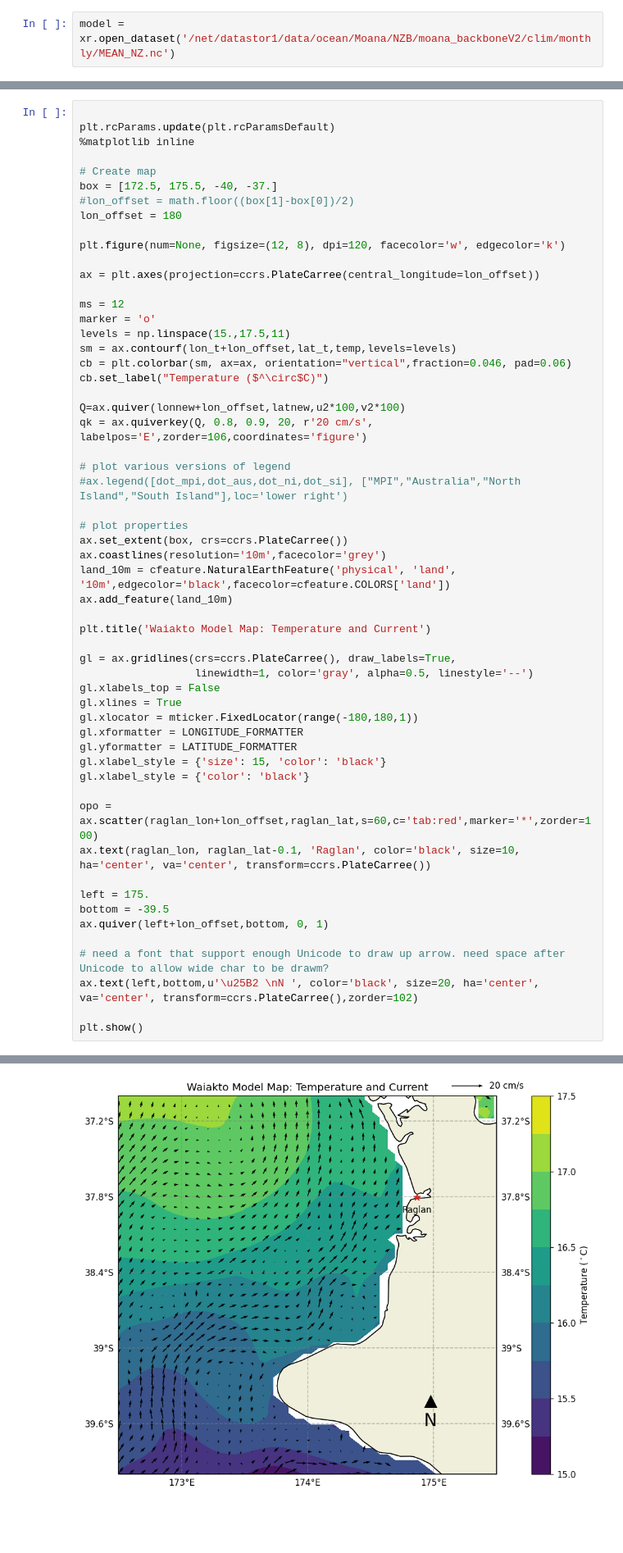
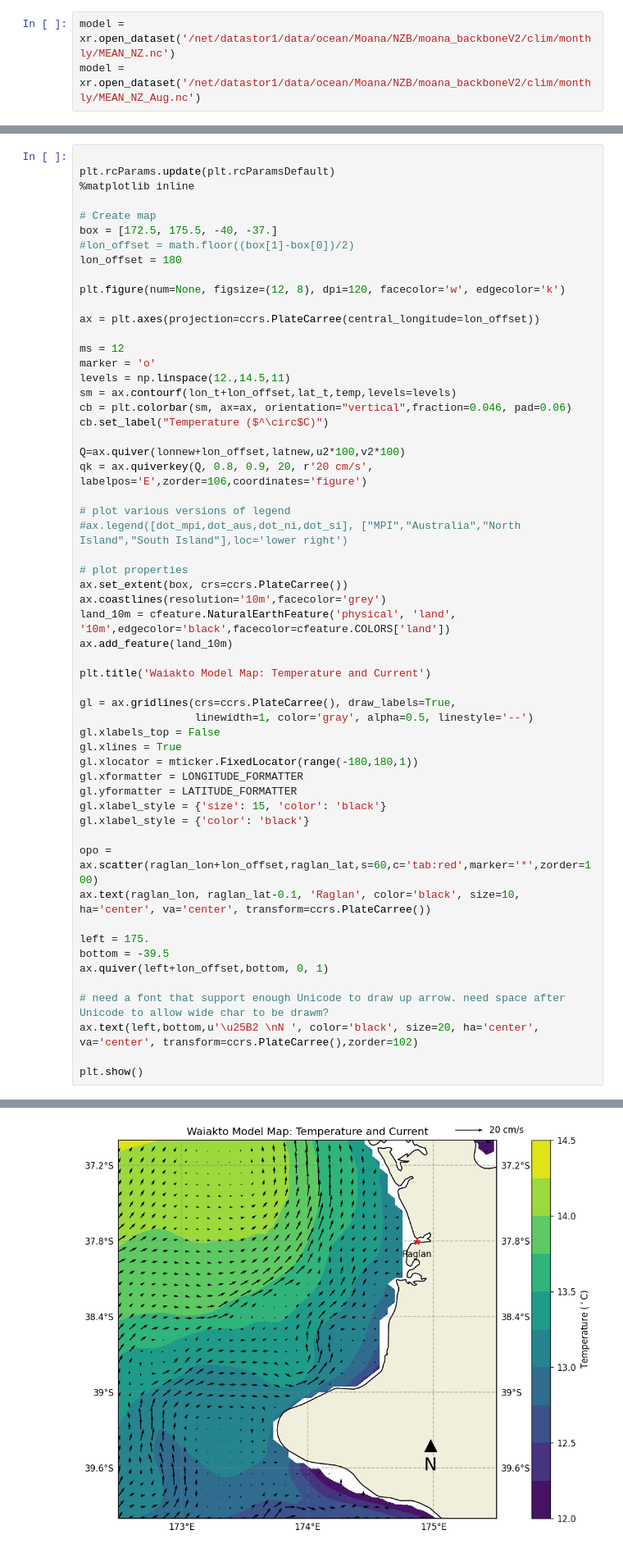
Before and after one commit to metocean/class_activity, a Jupyter notebook: Raglan_class.ipynb, the cells around one changed output, grey strips where cells are left out. Shown at 82% size. Saved outputs shown, nothing was run; the diff lists cells and outputs as text; blank space fills up the shorter version.

```diff
--- a/Raglan_class.ipynb
+++ b/Raglan_class.ipynb
@@ -123,6 +123,7 @@ The 'inframe' parameter of draw() was deprecated in Matplotlib 3.3 and will be r
 [figure]
 # %%
 model = xr.open_dataset('/net/datastor1/data/ocean/Moana/NZB/moana_backboneV2/clim/monthly/MEAN_NZ.nc')
+model = xr.open_dataset('/net/datastor1/data/ocean/Moana/NZB/moana_backboneV2/clim/monthly/MEAN_NZ_Aug.nc')
 # %%
 lev = 49
 res = 35
@@ -338,7 +339,7 @@ ax = plt.axes(projection=ccrs.PlateCarree(central_longitude=lon_offset))
 
 ms = 12
 marker = 'o'
-levels = np.linspace(15.,17.5,11)
+levels = np.linspace(12.,14.5,11)
 sm = ax.contourf(lon_t+lon_offset,lat_t,temp,levels=levels)
 cb = plt.colorbar(sm, ax=ax, orientation="vertical",fraction=0.046, pad=0.06)
 cb.set_label("Temperature ($^\circ$C)")
@@ -354,31 +355,31 @@ ax.set_extent(box, crs=ccrs.PlateCarree())
 ax.coastlines(resolution='10m',facecolor='grey')
 land_10m = cfeature.NaturalEarthFeature('physical', 'land', '10m',edgecolor='black',facecolor=cfeature.COLORS['land'])
 ax.add_feature(land_10m)
 
 plt.title('Waiakto Model Map: Temperature and Current')
 
 gl = ax.gridlines(crs=ccrs.PlateCarree(), draw_labels=True,
                   linewidth=1, color='gray', alpha=0.5, linestyle='--')
 gl.xlabels_top = False
 gl.xlines = True
 gl.xlocator = mticker.FixedLocator(range(-180,180,1))
 gl.xformatter = LONGITUDE_FORMATTER
 gl.yformatter = LATITUDE_FORMATTER
 gl.xlabel_style = {'size': 15, 'color': 'black'}
 gl.xlabel_style = {'color': 'black'}
 
 opo = ax.scatter(raglan_lon+lon_offset,raglan_lat,s=60,c='tab:red',marker='*',zorder=100)
 ax.text(raglan_lon, raglan_lat-0.1, 'Raglan', color='black', size=10, ha='center', va='center', transform=ccrs.PlateCarree())
 
 left = 175.
 bottom = -39.5
 ax.quiver(left+lon_offset,bottom, 0, 1)
 
 # need a font that support enough Unicode to draw up arrow. need space after Unicode to allow wide char to be drawm?
 ax.text(left,bottom,u'\u25B2 \nN ', color='black', size=20, ha='center', va='center', transform=ccrs.PlateCarree(),zorder=102)
 
 plt.show()
 # %% [output]
 The 'inframe' parameter of draw() was deprecated in Matplotlib 3.3 and will be removed two minor releases later. Use Axes.redraw_in_frame() instead. If any parameter follows 'inframe', they should be  ...
   inframe=inframe)
-[figure, old version]
+[figure, new version]
```
Also changed, not shown: parts of 3 cells of this notebook.
